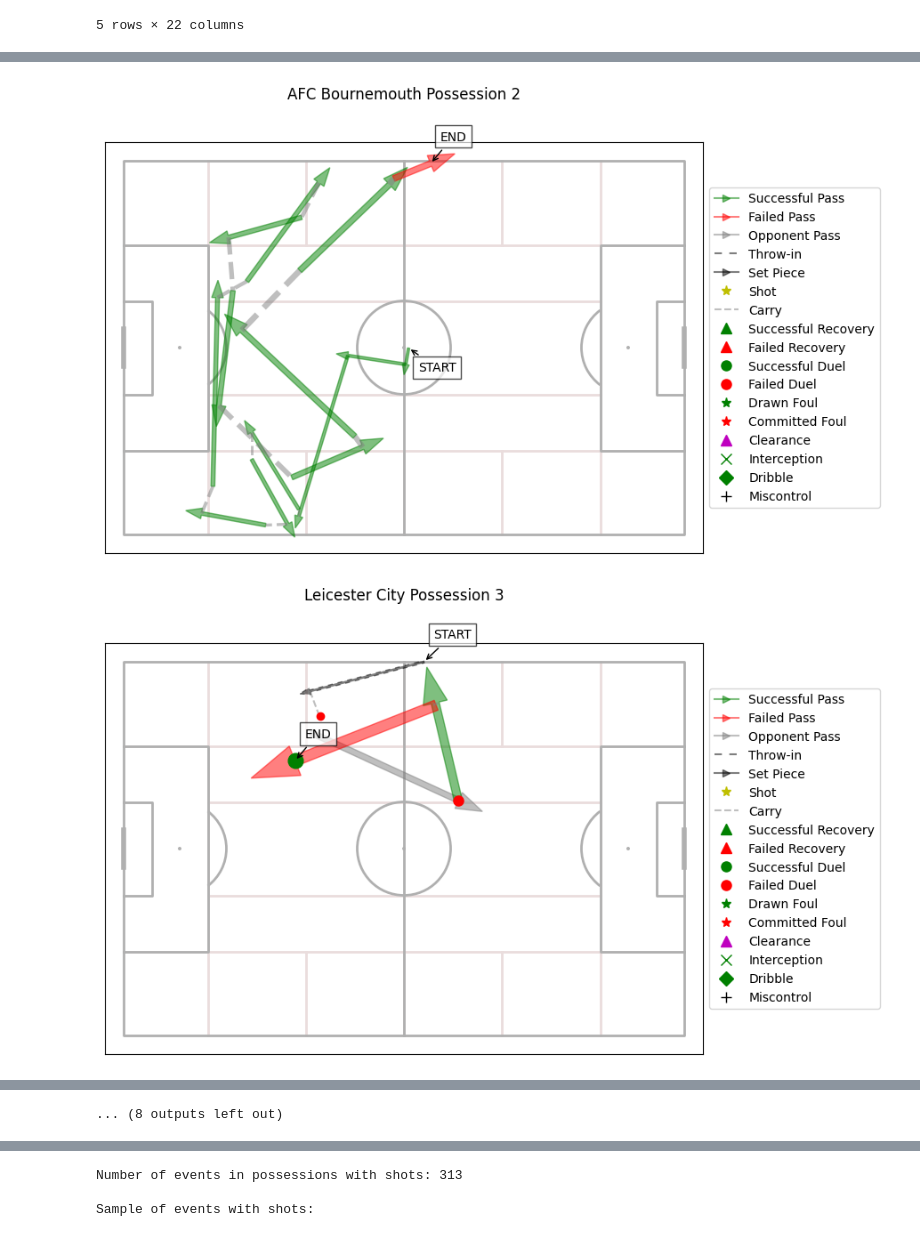
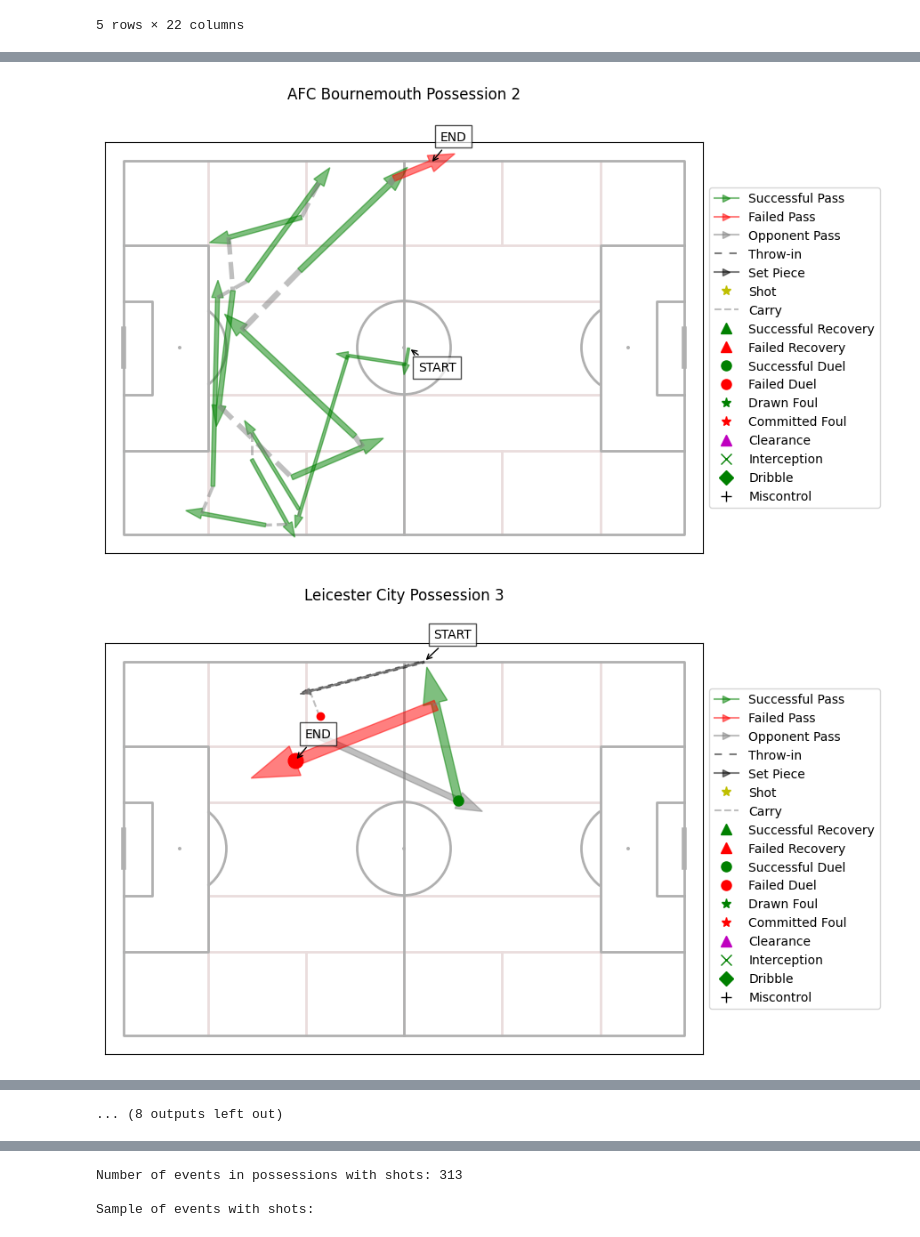
Before and after one commit to zcochran27/Soccer-Events-Analyzed, a Jupyter notebook: explore.ipynb, the cells around one changed output, grey strips where cells are left out. Cells and saved outputs as stored; diff of their text form; code cells hidden in the pictures.

```diff
--- a/explore.ipynb
+++ b/explore.ipynb
@@ -83,15 +107,16 @@ ordered_events = ordered_events[~ordered_events["location"].isna()]
 outcome_cols = ['ball_recovery_recovery_failure','dribble_outcome','duel_outcome',"interception_outcome","pass_outcome","shot_outcome"]
 end_coord_cols = ['pass_end_location','carry_end_location','shot_end_location']
 events = {
-    "Pass": {"outcome": 'pass_outcome', 'end_loc': 'pass_end_location'},
+    "Pass": {"outcome": {'col':'pass_outcome',False:{'Out', 'Incomplete', 'Unknown', 'Injury Clearance',
+       'Pass Offside'}}, 'end_loc': 'pass_end_location'},
     "Carry": {'end_loc': 'carry_end_location'},
-    "Ball Recovery": {"outcome": 'ball_recovery_recovery_failure'},
-    "Duel": {"outcome": 'duel_outcome'},
+    "Ball Recovery": {"outcome": {'col':'ball_recovery_recovery_failure',False:{True}}},
+    "Duel": {"outcome": {'col':'duel_outcome',False:{'Lost','Lost In Play','Lost Out',np.nan}}},
     "Clearance": {},
     "Miscontrol": {},
-    "Dribble": {"outcome": 'dribble_outcome'},
-    "Shot": {"outcome": 'shot_outcome', 'end_loc': 'shot_end_location'},
-    "Interception": {"outcome": 'interception_outcome'},
+    "Dribble": {"outcome": {'col':'dribble_outcome',False:{'Incomplete'}}},
+    "Shot": {"outcome": {'col':'shot_outcome',False:{'Off T','Post','Saved','Wayward','Blocked'}}},
+    "Interception": {"outcome": {'col':'interception_outcome',False:{'Lost','Lost In Play','Lost Out',}}},
     "Foul Committed": {}
 }
 cols = [col for col in ordered_events.columns if any([event.lower().replace(" ","_") in col.lower() for event in events.keys()])] + ["type","possession","possession_team","team",'team_id',"location","timestamp","period","duration","id","match_id","minute","second",'player','player_id','under_pressure','period','position']
@@ -102,23 +127,16 @@ ordered_events = ordered_events[ordered_events["type"].isin(events.keys())][cols
 def get_outcome(row):
     event_type = row["type"]
     event_dict = events.get(event_type)
-
-    if event_type == "Ball Recovery":
-        recovery_failure = row.get("ball_recovery_recovery_failure", None)
-        return True if pd.isna(recovery_failure) else not recovery_failure
-
     if "outcome" in event_dict:
-        outcome_col = event_dict["outcome"]
-        return row.get(outcome_col, None)
+        outcome_col = event_dict["outcome"]["col"]
+        if row.get(outcome_col, None) in event_dict["outcome"][False]:
+            return False
+        return True
 
     return np.nan
 
 ordered_events["outcome"] = ordered_events.apply(get_outcome, axis=1)
 ordered_events['outcome'].unique()
-ordered_events['outcome'] = ordered_events['outcome'].apply(lambda x: False if x in {'Out', 'Incomplete', 'Blocked','Lost Out', 'Complete', False, 'Unknown', 'Off T',
-       'Lost In Play', 'Wayward', 'Post', 'Saved', 'Injury Clearance',
-       'Pass Offside'} else True)
-""" NEED TO FIX THIS BC NAN DUELS ARE FAILED DUELS BUT NAN PASSES ARE SUCCESSFUL PASSES"""
 
 
 #make one end_loc column
@@ -279,35 +300,35 @@ def plot_possession(possession):
                 arrowprops=dict(arrowstyle='->'))
 
     # Add title after annotations to ensure it's on top
     plt.title(f"{team} Possession {possession}", pad=35)  # Added padding to avoid overlap
 
     # Add legend
     legend_elements = [
         plt.Line2D([0], [0], color='g', marker='>', linestyle='-', label='Successful Pass', alpha=0.5),
         plt.Line2D([0], [0], color='r', marker='>', linestyle='-', label='Failed Pass', alpha=0.5),
         plt.Line2D([0], [0], color='gray', marker='>', linestyle='-', label='Opponent Pass', alpha=0.5),
         plt.Line2D([0], [0], color='k', linestyle=(0, (4, 4, 4, 4)), label='Throw-in', alpha=0.5),
         plt.Line2D([0], [0], color='k', marker='>', linestyle='-', label='Set Piece', alpha=0.5),
         plt.Line2D([0], [0], color='y', marker='*', linestyle='none', label='Shot', markersize=8),
         plt.Line2D([0], [0], color='gray', linestyle='--', label='Carry', alpha=0.5),
         plt.Line2D([0], [0], color='g', marker='^', linestyle='none', label='Successful Recovery', markersize=8),
-        plt.Line2D([0], [0], color='r', marker='^', linestyle='none', label='Failed Recovery', markersize=8),
+        plt.Line2D([0], [0], color='r', marker='^', linestyle='none', label='Failed/Opponent Recovery', markersize=8),
         plt.Line2D([0], [0], color='g', marker='o', linestyle='none', label='Successful Duel', markersize=8),
         plt.Line2D([0], [0], color='r', marker='o', linestyle='none', label='Failed Duel', markersize=8),
         plt.Line2D([0], [0], color='g', marker='*', linestyle='none', label='Drawn Foul', markersize=8),
         plt.Line2D([0], [0], color='r', marker='*', linestyle='none', label='Committed Foul', markersize=8),
         plt.Line2D([0], [0], color='m', marker='^', linestyle='none', label='Clearance', markersize=8),
         plt.Line2D([0], [0], color='g', marker='x', linestyle='none', label='Interception', markersize=8),
         plt.Line2D([0], [0], color='g', marker='D', linestyle='none', label='Dribble', markersize=8),
         plt.Line2D([0], [0], color='k', marker='+', linestyle='none', label='Miscontrol', markersize=8),
     ]
     plt.legend(handles=legend_elements, loc='center left', bbox_to_anchor=(1, 0.5))
     plt.show()
 for possession in ordered_events["possession"].unique()[:20]:
     plot_possession(possession)
 # %% [output]
 [figure]
-[figure, old version]
+[figure, new version]
 [figure]
 [figure]
 [figure]
```
Also changed, not shown: parts of 10 cells of this notebook.
